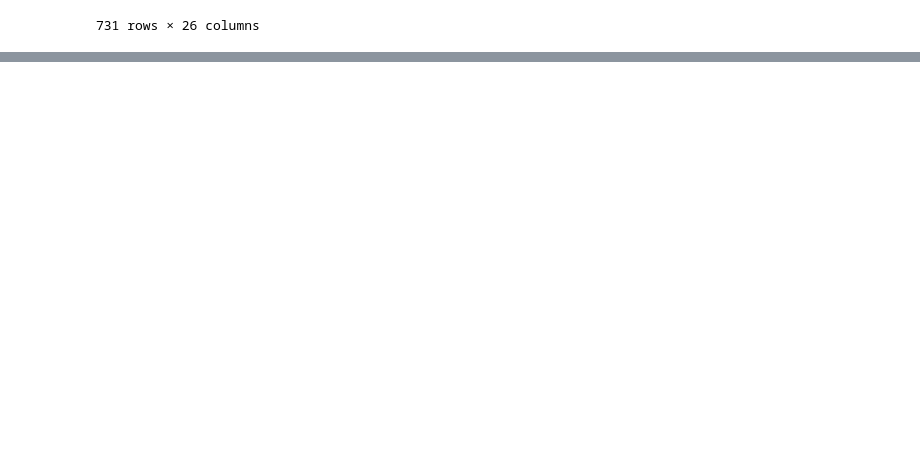
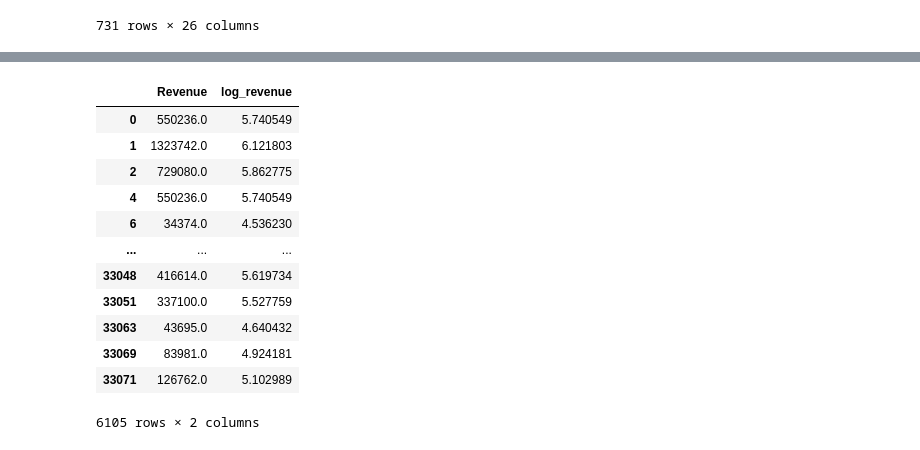
Before and after one commit to briandk/2020-virtual-program-in-data-science, a Jupyter notebook: museums.ipynb, the cells around one changed output, grey strips where cells are left out. Drawn from its saved outputs; the diff is of its cells as text; code cells hidden in the pictures; blank space fills up the shorter version.

```diff
--- a/museums.ipynb
+++ b/museums.ipynb
@@ -174,0 +217,2 @@ million_dollar_museums.sort_values('Revenue', ascending = False)
+# %%
+museums_2013_december = museums_2013_december.assign(log_revenue = np.log10(museums_2013_december[['Revenue']]))
@@ -174,0 +258,21 @@ million_dollar_museums.sort_values('Revenue', ascending = False)
+# %%
+museums_2013_december_filtered = museums_2013_december[museums_2013_december['Revenue'] != 0][['Revenue']]
+museums_2013_december_filtered = museums_2013_december_filtered[np.isfinite(museums_2013_december_filtered)]
+museums_2013_december_filtered = museums_2013_december_filtered.assign(log_revenue = np.log10(museums_2013_december_filtered['Revenue']))
+museums_2013_december_filtered = museums_2013_december_filtered[np.isfinite(museums_2013_december_filtered['log_revenue'])]
+
+museums_2013_december_filtered
+# %% [output]
+|  | Revenue | log_revenue |
+| 0 | 550236.0 | 5.740549 |
+| 1 | 1323742.0 | 6.121803 |
+| 2 | 729080.0 | 5.862775 |
+| 4 | 550236.0 | 5.740549 |
+| 6 | 34374.0 | 4.536230 |
+| ... | ... | ... |
+| 33048 | 416614.0 | 5.619734 |
+| 33051 | 337100.0 | 5.527759 |
+| 33063 | 43695.0 | 4.640432 |
+| 33069 | 83981.0 | 4.924181 |
+| 33071 | 126762.0 | 5.102989 |
+6105 rows × 2 columns
```
Also changed, not shown: parts of 13 cells of this notebook.
